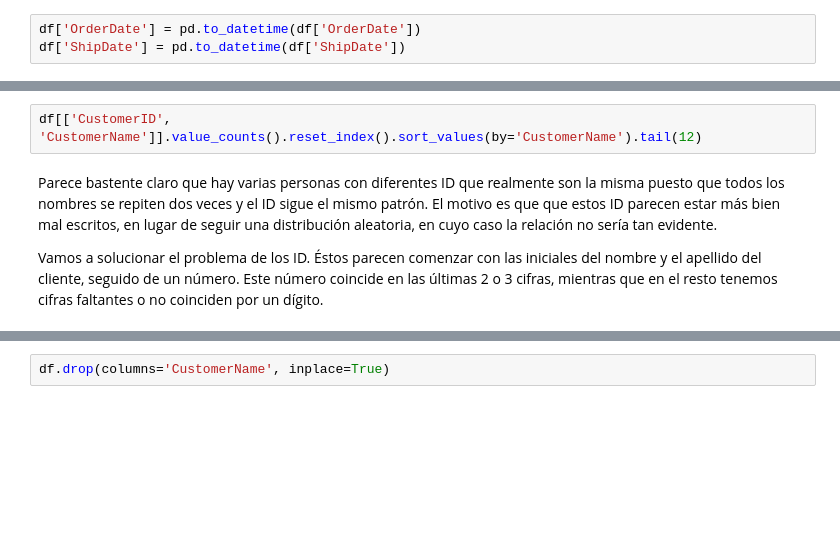
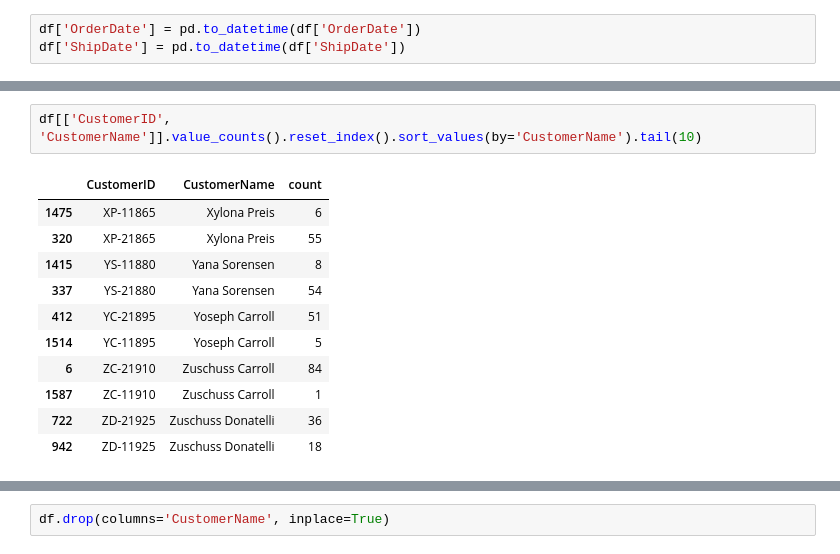
Before and after one commit to SupernovaIa/Proyecto-9-Global-Trade-Insights-Clustering-and-Regression, a Jupyter notebook: notebook/01-EDA.ipynb, the cells around one changed output, grey strips where cells are left out. Saved outputs shown, nothing was run; the diff lists cells and outputs as text; blank space fills up the shorter version.

```diff
--- a/notebook/01-EDA.ipynb
+++ b/notebook/01-EDA.ipynb
@@ -395,6 +421,14 @@ df[['CustomerID', 'CustomerName']].value_counts().reset_index().sort_values(by='
 # %%
-df[['CustomerID', 'CustomerName']].value_counts().reset_index().sort_values(by='CustomerName').tail(12)
+df[['CustomerID', 'CustomerName']].value_counts().reset_index().sort_values(by='CustomerName').tail(10)
+# %% [output]
+|  | CustomerID | CustomerName | count |
+| 1475 | XP-11865 | Xylona Preis | 6 |
+| 320 | XP-21865 | Xylona Preis | 55 |
+| 1415 | YS-11880 | Yana Sorensen | 8 |
+| 337 | YS-21880 | Yana Sorensen | 54 |
+| 412 | YC-21895 | Yoseph Carroll | 51 |
+| 1514 | YC-11895 | Yoseph Carroll | 5 |
+| 6 | ZC-21910 | Zuschuss Carroll | 84 |
+| 1587 | ZC-11910 | Zuschuss Carroll | 1 |
+| 722 | ZD-21925 | Zuschuss Donatelli | 36 |
+| 942 | ZD-11925 | Zuschuss Donatelli | 18 |
-# %% [markdown]
-Parece bastente claro que hay varias personas con diferentes ID que realmente son la misma puesto que todos los nombres se repiten dos veces y el ID sigue el mismo patrón. El motivo es que que estos ID parecen estar más bien mal escritos, en lugar de seguir una distribución aleatoria, en cuyo caso la relación no sería tan evidente.
-
-Vamos a solucionar el problema de los ID. Éstos parecen comenzar con las iniciales del nombre y el apellido del cliente, seguido de un número. Este número coincide en las últimas 2 o 3 cifras, mientras que en el resto tenemos cifras faltantes o no coinciden por un dígito.
```
Also changed, not shown: parts of 64 cells of this notebook, 2 other files.
